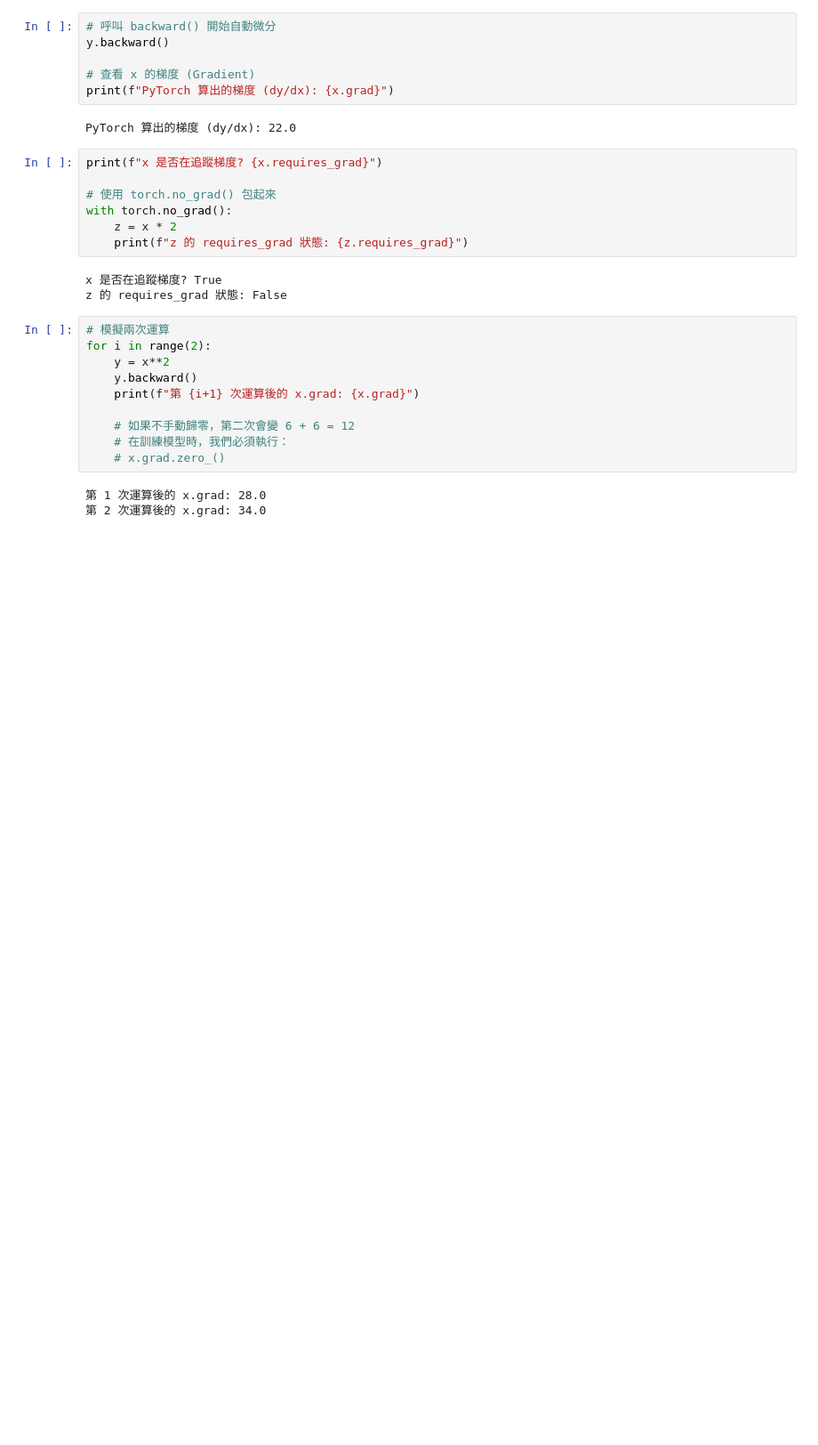
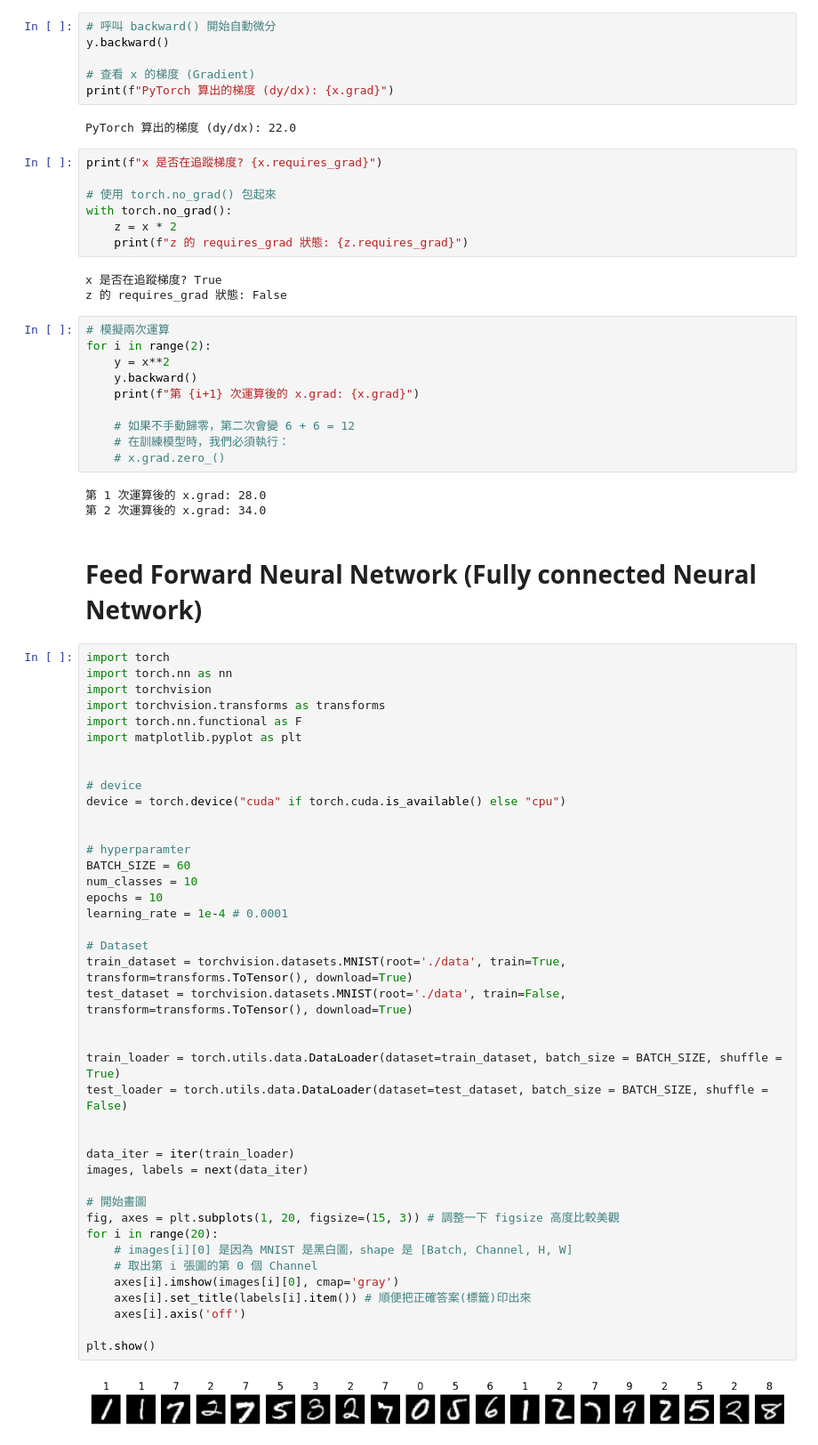
Before and after one commit to frank20100206/YTP-demo, a Jupyter notebook: 3_22.ipynb, the cells around one changed output. Shown at 89% size. Cells and saved outputs as stored; diff of their text form; blank space fills up the shorter version.

```diff
--- a/3_22.ipynb
+++ b/3_22.ipynb
@@ -160,3 +160,48 @@ for i in range(2):
 # %% [output]
 第 1 次運算後的 x.grad: 28.0
 第 2 次運算後的 x.grad: 34.0
+# %% [markdown]
+# Feed Forward Neural Network (Fully connected Neural Network)
+# %%
+import torch
+import torch.nn as nn
+import torchvision
+import torchvision.transforms as transforms
+import torch.nn.functional as F
+import matplotlib.pyplot as plt
+
+
+# device
+device = torch.device("cuda" if torch.cuda.is_available() else "cpu")
+
+
+# hyperparamter
+BATCH_SIZE = 60
+num_classes = 10
+epochs = 10
+learning_rate = 1e-4 # 0.0001
+
+# Dataset
+train_dataset = torchvision.datasets.MNIST(root='./data', train=True, transform=transforms.ToTensor(), download=True)
+test_dataset = torchvision.datasets.MNIST(root='./data', train=False, transform=transforms.ToTensor(), download=True)
+
+
+train_loader = torch.utils.data.DataLoader(dataset=train_dataset, batch_size = BATCH_SIZE, shuffle = True)
+test_loader = torch.utils.data.DataLoader(dataset=test_dataset, batch_size = BATCH_SIZE, shuffle = False)
+
+
+data_iter = iter(train_loader)
+images, labels = next(data_iter)
+
+# 開始畫圖
+fig, axes = plt.subplots(1, 20, figsize=(15, 3)) # 調整一下 figsize 高度比較美觀
+for i in range(20):
+    # images[i][0] 是因為 MNIST 是黑白圖，shape 是 [Batch, Channel, H, W]
+    # 取出第 i 張圖的第 0 個 Channel
+    axes[i].imshow(images[i][0], cmap='gray')
+    axes[i].set_title(labels[i].item()) # 順便把正確答案(標籤)印出來
+    axes[i].axis('off')
+
+plt.show()
+# %% [output]
+[figure, added]
```
Also changed, not shown: parts of 7 cells of this notebook.
